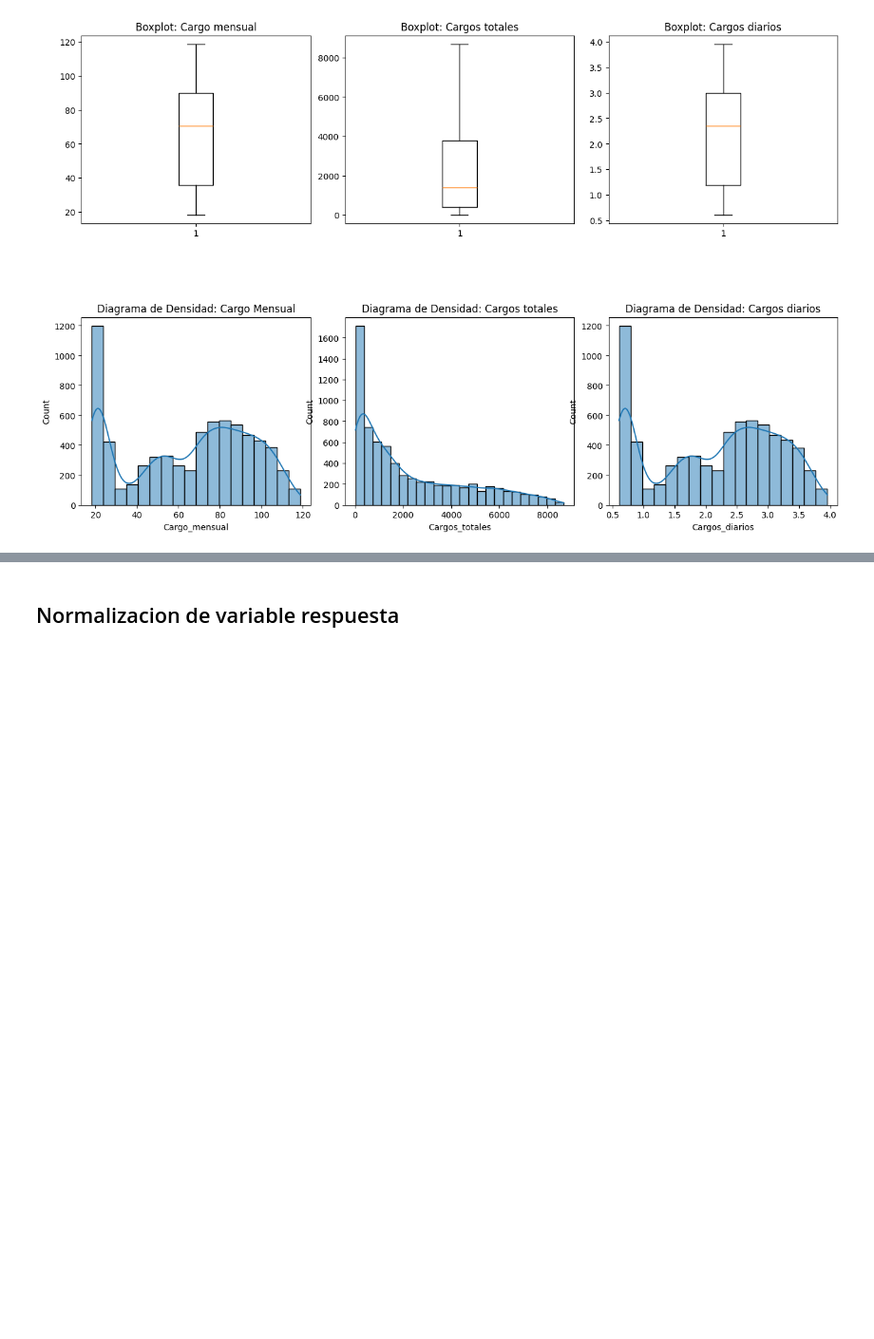
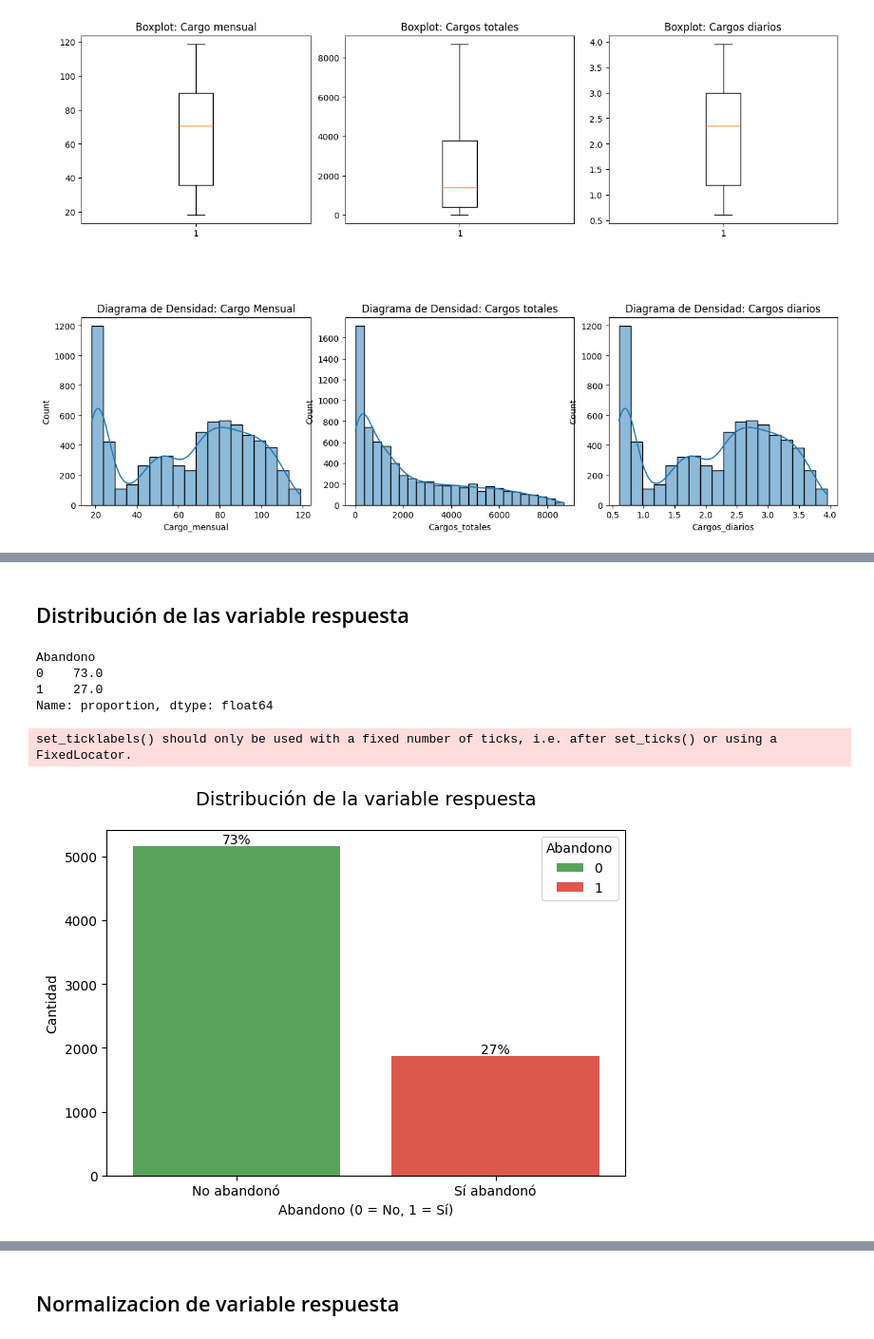
Before and after one commit to ErikGzz03TEC/Challenge_Telecom_X_parte_2, a Jupyter notebook: Challenge_TelecomX_2.ipynb, the cells around one changed output, grey strips where cells are left out. Shown at 95% size. Drawn from its saved outputs; the diff is of its cells as text; code cells hidden in the pictures; blank space fills up the shorter version.

Commit message:
Cambios generales al proyecto y adición de código de limpieza de datos

```diff
--- a/Challenge_TelecomX_2.ipynb
+++ b/Challenge_TelecomX_2.ipynb
@@ -374,0 +202,3 @@ plt.show()
+# %%
+df.drop(columns= ['Cargos_diarios', 'Total_servicios'], inplace= True)
+df.columns
@@ -374,0 +213,47 @@ plt.show()
+# %% [markdown]
+## Distribución de las variable respuesta
+# %%
+df.value_counts('Abandono', normalize=True).round(2)*100
+# %% [output]
+Abandono
+0    73.0
+1    27.0
+Name: proportion, dtype: float64
+# %%
+colores = {0: "#4CAF50", 1: "#F44336"}  # Verde y rojo
+
+g = sns.countplot(
+    data=df,
+    x='Abandono',
+    hue='Abandono',
+    palette=colores
+)
+
+# Título y ejes
+g.set_title('Distribución de la variable respuesta', y=1.05, fontsize=14)
+g.set(xlabel='Abandono (0 = No, 1 = Sí)', ylabel='Cantidad')
+
+
+total = len(df)
+# Añadir etiquetas de datos sobre las barras
+for p in g.patches:
+    height = p.get_height()
+    if height > 0:
+        porcentaje = height / total * 100
+        g.annotate(
+            f'{int(round(porcentaje))}%',
+            (p.get_x() + p.get_width() / 2, height),
+            ha='center',
+            va='bottom',
+            fontsize=10
+        )
+
+# Mejorar la leyenda
+g.legend_.set_title("Abandono")
+g.set_xticklabels(['No abandonó', 'Sí abandonó'])
+
+plt.tight_layout()
+plt.show()
+# %% [output]
+set_ticklabels() should only be used with a fixed number of ticks, i.e. after set_ticks() or using a FixedLocator.
+[figure, added]
```
Also changed, not shown: parts of 65 cells of this notebook, 2 other files.
